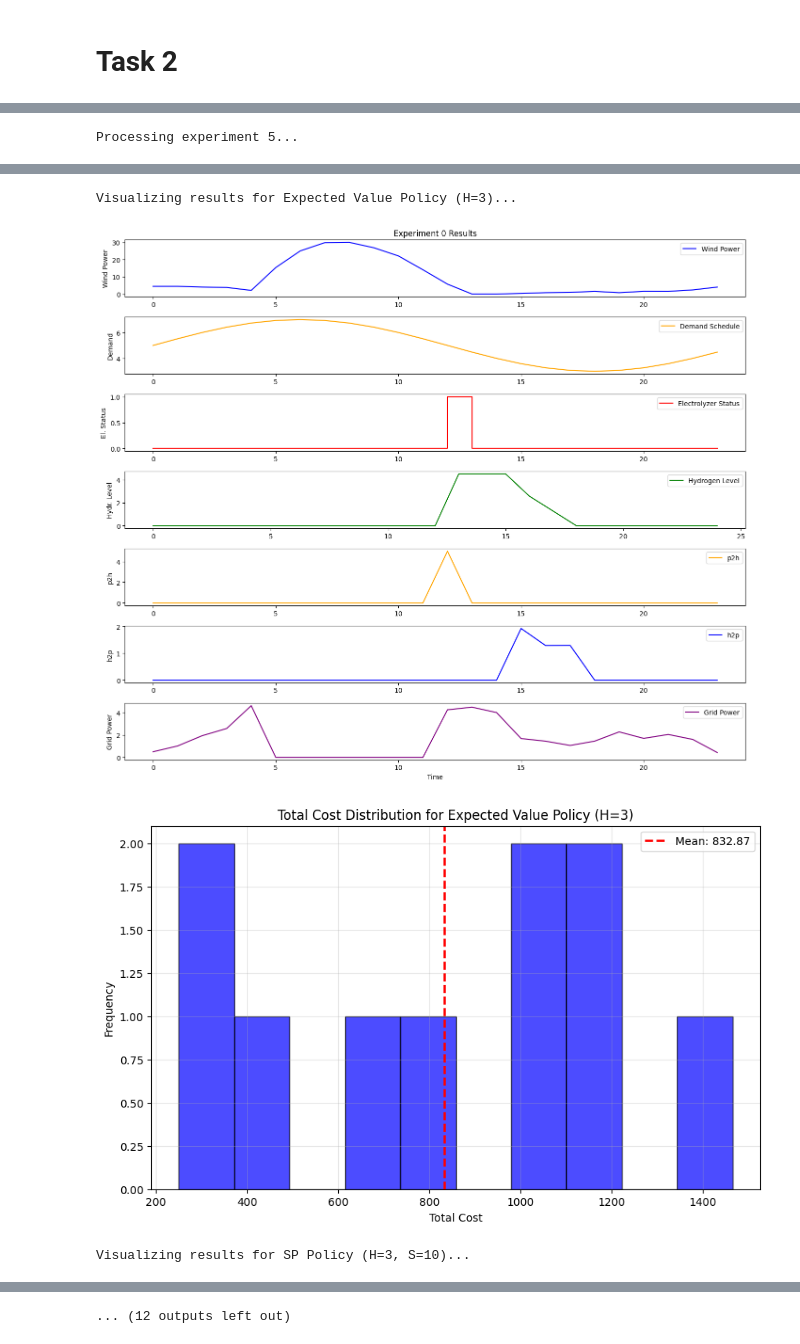
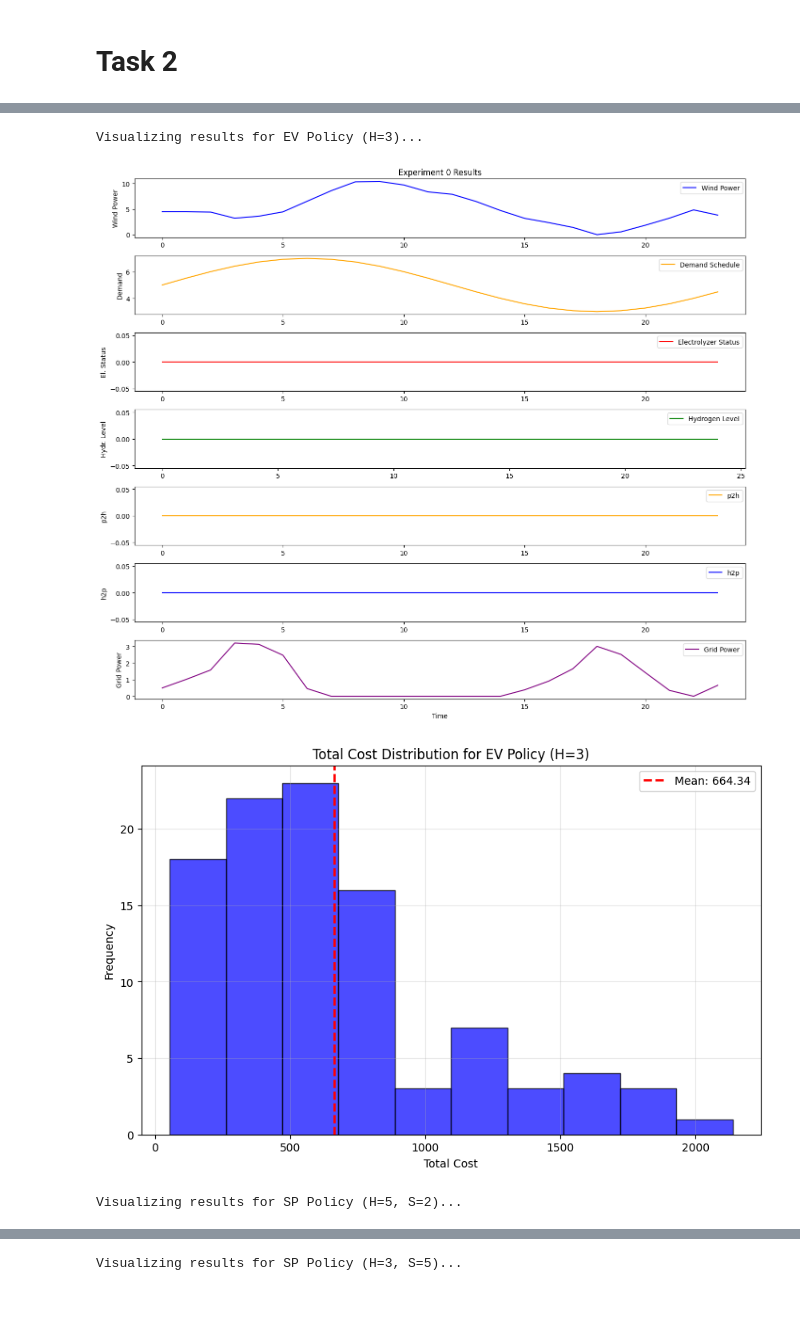
Before and after one commit to TrylleLeif/DMUU, a Jupyter notebook: master.ipynb, the cells around one changed output, grey strips where cells are left out. Cells and saved outputs as stored; diff of their text form; code cells hidden in the pictures; blank space fills up the shorter version.

Commit message:
feat: updatet with the run that makes task 2 done

```diff
--- a/master.ipynb
+++ b/master.ipynb
@@ -45,6 +45,2 @@ Optimal cost: 294.54
 # %% [markdown]
 # Task 1
-# %%
-from task_1.evaluation_framework import create_experiments
-data = get_fixed_data()
-create_experiments(3, data)
@@ -142,8 +120,7 @@ Evaluation completed successfully!
 # %% [markdown]
 # Task 2
 # %%
-from task_2.helper_functions_2 import create_ev_policy, create_sp_policy
-
+from task_2.helper_functions import create_ev_policy, create_sp_policy
 def main():
     data = get_fixed_data()
 
@@ -152,23 +129,29 @@ def main():
     print("=" * 70)
 
     # Is this enough?
-    num_experiments = 10
+    num_experiments = 100
 
     policy_results = {} # store results
 
-    sp_policy_config1 = create_sp_policy(horizon=3, branches_per_stage=10)
-    sp_policy_config2 = create_sp_policy(horizon=4, branches_per_stage=6)
-    sp_policy_config3 = create_sp_policy(horizon=5, branches_per_stage=3)
-    sp_policy_config4 = create_sp_policy(horizon=10, branches_per_stage=3) # branches needs to be larger than 2
-    ev_policy_config = create_ev_policy(horizon=3, num_samples=100)
+    # Total variables ≈ V × L × B^(L-1)×2
+    # V = Number of variable types (in this case, 5 main decision variables)
+    # L = Lookahead horizon length
+    # B = Number of branches at each stage
+    # 2 = Number of uncertain parameters (wind and price)
+    ev_policy_config = create_ev_policy(horizon=3, num_samples=1000)
+    sp_policy_config1 = create_sp_policy(horizon=5, branches_per_stage=2)   # (800)
+    sp_policy_config2 = create_sp_policy(horizon=3, branches_per_stage=5)   # (750)
+    sp_policy_config3 = create_sp_policy(horizon=2, branches_per_stage=12)  # (240)
+    sp_policy_config4 = create_sp_policy(horizon=4, branches_per_stage=3)   # (1080)
+
 
     policies = {
         "Dummy Policy": dummy_policy,
-        "Expected Value Policy (H=3)": ev_policy_config,
-        "SP Policy (H=3, S=10)": sp_policy_config1,
-        "SP Policy (H=4, S=6)": sp_policy_config2,
-        "SP Policy (H=5, S=3)": sp_policy_config3,
-        "SP Policy (H=10, S=2)": sp_policy_config4
+        "EV Policy (H=3)": ev_policy_config,
+        "SP Policy (H=5, S=2)": sp_policy_config1,
+        "SP Policy (H=3, S=5)": sp_policy_config2,
+        "SP Policy (H=2, S=12)": sp_policy_config3,
+        "SP Policy (H=4, S=3)": sp_policy_config4
     }
     expers, wind_trajectories, price_trajectories = create_experiments(num_experiments, data)
     for policy_name, policy_func in policies.items():
@@ -246 +227,0 @@ Processing experiment 0...
-Processing experiment 5...
@@ -262,4 +230,4 @@ Visualizing results for Dummy Policy...
-Visualizing results for Expected Value Policy (H=3)...
+Visualizing results for EV Policy (H=3)...
-[figure, old version]
+[figure, new version]
-[figure, old version]
+[figure, new version]
-Visualizing results for SP Policy (H=3, S=10)...
+Visualizing results for SP Policy (H=5, S=2)...
@@ -268 +236 @@ Visualizing results for SP Policy (H=3, S=10)...
-... (12 outputs left out)
+Visualizing results for SP Policy (H=3, S=5)...
```
Also changed, not shown: parts of 4 cells of this notebook, 8 other files.
